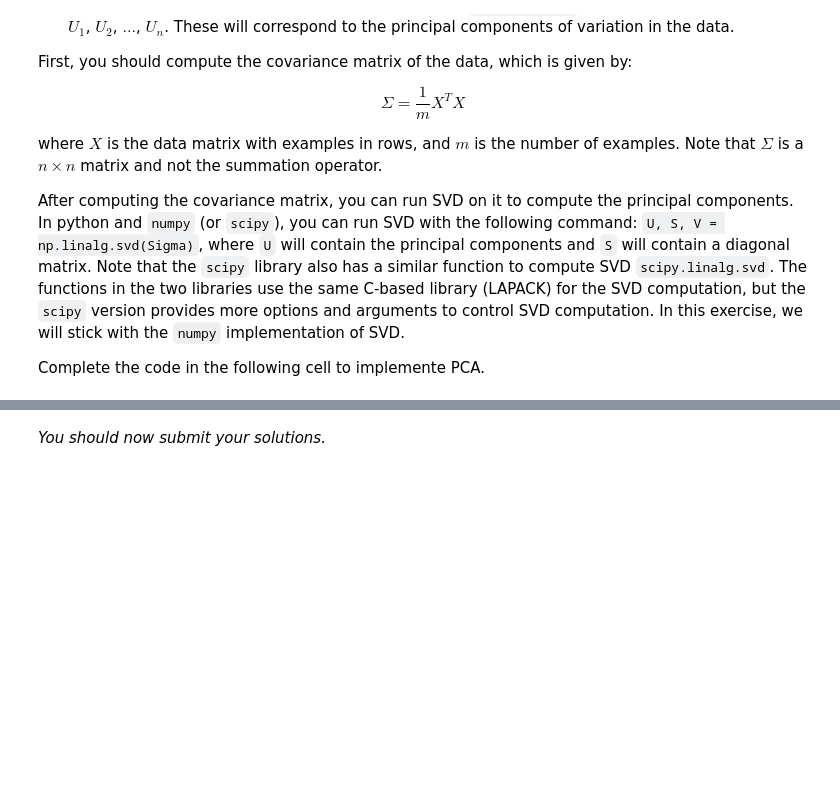
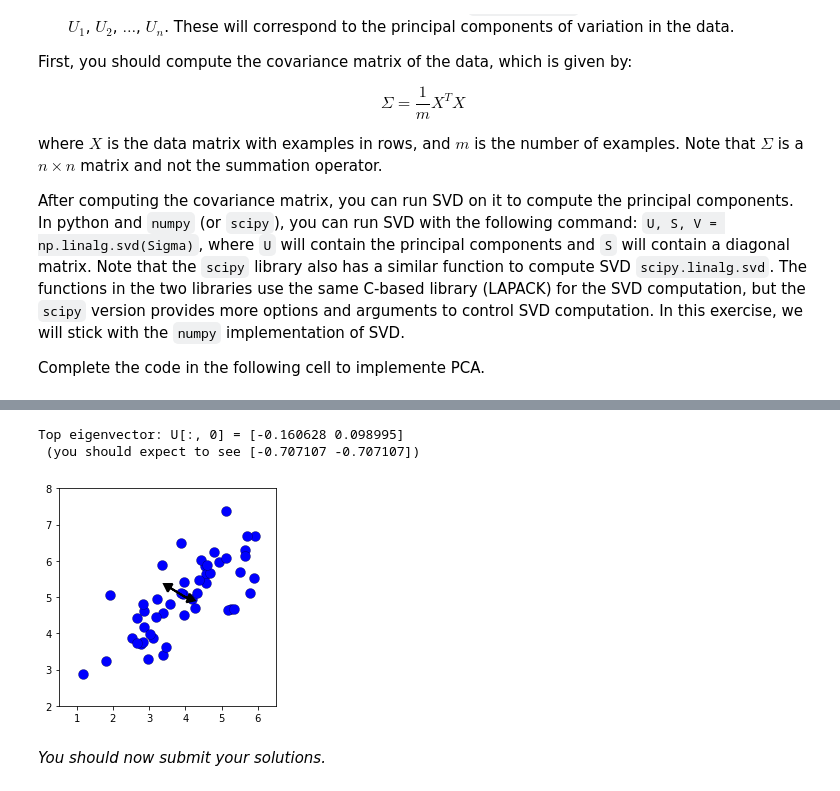
Before and after one commit to indrikwijaya/ml-coursera-python-assignments, a Jupyter notebook: Exercise7/exercise7.ipynb, the cells around one changed output, grey strips where cells are left out. Drawn from its saved outputs; the diff is of its cells as text; code cells hidden in the pictures; blank space fills up the shorter version.

```diff
--- a/Exercise7/exercise7.ipynb
+++ b/Exercise7/exercise7.ipynb
@@ -455,6 +469,7 @@ max_iters = 10
 # Load an image of a bird
 # Change the file name and path to experiment with your own images
 A = mpl.image.imread(os.path.join('Data', 'bird_small.png'))
+A = mpl.image.imread('/Users/indrikwijaya/Desktop/screenshot/Screenshot 2020-06-06 at 11.06.34 PM.png')
 # ==========================================================
 
 # Divide by 255 so that all values are in the range 0 - 1
@@ -481,7 +496,7 @@ centroids, idx = utils.runkMeans(X, initial_centroids,
 X_recovered = centroids[idx, :].reshape(A.shape)
 
 # Display the original image, rescale back by 255
-fig, ax = pyplot.subplots(1, 2, figsize=(8, 4))
+fig, ax = plt.subplots(1, 2, figsize=(8, 4))
 ax[0].imshow(A*255)
 ax[0].set_title('Original')
 ax[0].grid(False)
@@ -579,7 +596,8 @@ def pca(X):
     S = np.zeros(n)
 
     # ====================== YOUR CODE HERE ======================
-
+    Sigma = (1/m)*np.dot(X, X.T)
+    U, S, V = np.linalg.svd(Sigma)
 
 
     # ============================================================
@@ -599,25 +617,29 @@ The following cell will also output the top principal component (eigenvector) fo
 # %%
 #  Before running PCA, it is important to first normalize X
 X_norm, mu, sigma = utils.featureNormalize(X)
 
 #  Run PCA
 U, S = pca(X_norm)
 
 #  Draw the eigenvectors centered at mean of data. These lines show the
 #  directions of maximum variations in the dataset.
-fig, ax = pyplot.subplots()
+fig, ax = plt.subplots()
 ax.plot(X[:, 0], X[:, 1], 'bo', ms=10, mec='k', mew=0.25)
 
 for i in range(2):
     ax.arrow(mu[0], mu[1], 1.5 * S[i]*U[0, i], 1.5 * S[i]*U[1, i],
              head_width=0.25, head_length=0.2, fc='k', ec='k', lw=2, zorder=1000)
 
 ax.axis([0.5, 6.5, 2, 8])
 ax.set_aspect('equal')
 ax.grid(False)
 
 print('Top eigenvector: U[:, 0] = [{:.6f} {:.6f}]'.format(U[0, 0], U[1, 0]))
 print(' (you should expect to see [-0.707107 -0.707107])')
+# %% [output]
+Top eigenvector: U[:, 0] = [-0.160628 0.098995]
+ (you should expect to see [-0.707107 -0.707107])
+[figure, added]
 # %% [markdown]
 *You should now submit your solutions.*
 # %%
```
Also changed, not shown: parts of 5 cells of this notebook.
